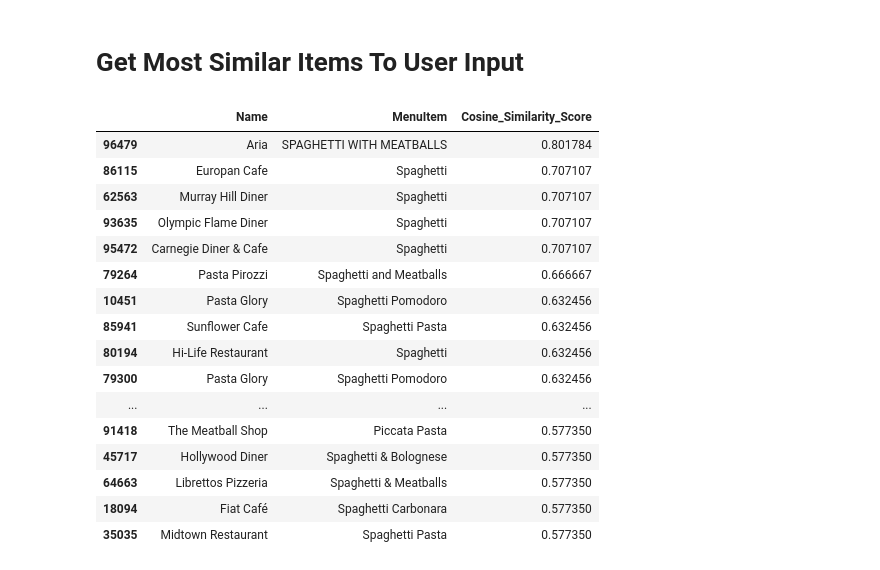
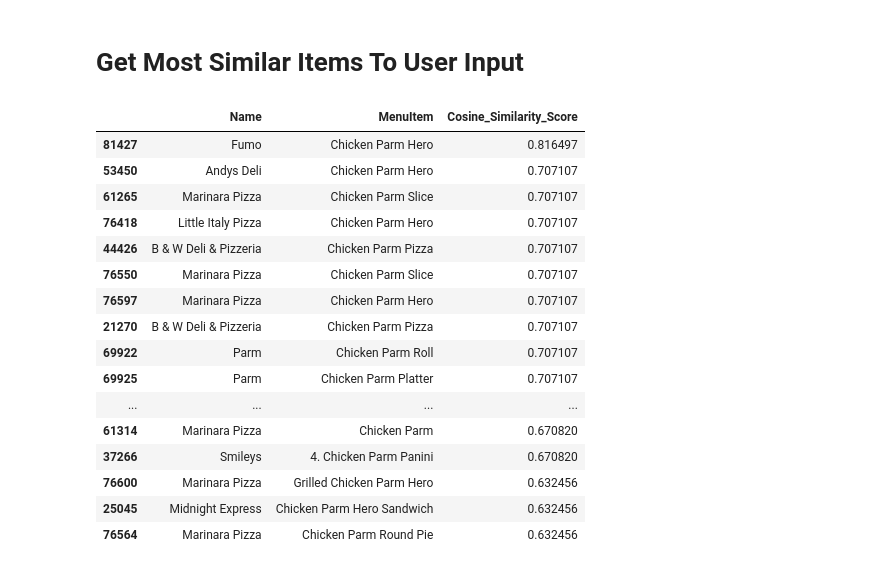
Before and after one commit to brusso115/PostmatesWebscraper, a Jupyter notebook: Getting_Search_Results.ipynb, the cells around one changed output. Saved outputs shown, nothing was run; the diff lists cells and outputs as text; code cells hidden in the pictures.

```diff
--- a/Getting_Search_Results.ipynb
+++ b/Getting_Search_Results.ipynb
@@ -101,25 +95,25 @@ def getMostSimilarItems(user_input):
 
     return similar[['Name','MenuItem', 'Cosine_Similarity_Score']]
 # %%
-most_similar = getMostSimilarItems('Spaghetti and Meatballs')
+most_similar = getMostSimilarItems('Chicken parm')
 most_similar.head(25)
 # %% [output]
 |  | Name | MenuItem | Cosine_Similarity_Score |
-| 96479 | Aria | SPAGHETTI WITH MEATBALLS | 0.801784 |
-| 86115 | Europan Cafe | Spaghetti | 0.707107 |
-| 62563 | Murray Hill Diner | Spaghetti | 0.707107 |
-| 93635 | Olympic Flame Diner | Spaghetti | 0.707107 |
-| 95472 | Carnegie Diner & Cafe | Spaghetti | 0.707107 |
-| 79264 | Pasta Pirozzi | Spaghetti and Meatballs | 0.666667 |
-| 10451 | Pasta Glory | Spaghetti Pomodoro | 0.632456 |
-| 85941 | Sunflower Cafe | Spaghetti Pasta | 0.632456 |
-| 80194 | Hi-Life Restaurant | Spaghetti | 0.632456 |
-| 79300 | Pasta Glory | Spaghetti Pomodoro | 0.632456 |
+| 81427 | Fumo | Chicken Parm Hero | 0.816497 |
+| 53450 | Andys Deli | Chicken Parm Hero | 0.707107 |
+| 61265 | Marinara Pizza | Chicken Parm Slice | 0.707107 |
+| 76418 | Little Italy Pizza | Chicken Parm Hero | 0.707107 |
+| 44426 | B & W Deli & Pizzeria | Chicken Parm Pizza | 0.707107 |
+| 76550 | Marinara Pizza | Chicken Parm Slice | 0.707107 |
+| 76597 | Marinara Pizza | Chicken Parm Hero | 0.707107 |
+| 21270 | B & W Deli & Pizzeria | Chicken Parm Pizza | 0.707107 |
+| 69922 | Parm | Chicken Parm Roll | 0.707107 |
+| 69925 | Parm | Chicken Parm Platter | 0.707107 |
 | ... | ... | ... | ... |
-| 91418 | The Meatball Shop | Piccata Pasta | 0.577350 |
-| 45717 | Hollywood Diner | Spaghetti & Bolognese | 0.577350 |
-| 64663 | Librettos Pizzeria | Spaghetti & Meatballs | 0.577350 |
-| 18094 | Fiat Café | Spaghetti Carbonara | 0.577350 |
-| 35035 | Midtown Restaurant | Spaghetti Pasta | 0.577350 |
+| 61314 | Marinara Pizza | Chicken Parm | 0.670820 |
+| 37266 | Smileys | 4. Chicken Parm Panini | 0.670820 |
+| 76600 | Marinara Pizza | Grilled Chicken Parm Hero | 0.632456 |
+| 25045 | Midnight Express | Chicken Parm Hero Sandwich | 0.632456 |
+| 76564 | Marinara Pizza | Chicken Parm Round Pie | 0.632456 |
 # %%
 #postmates.to_csv('postmates_BOW.csv')
```
Also changed, not shown: parts of 2 cells of this notebook, 1 other file.
